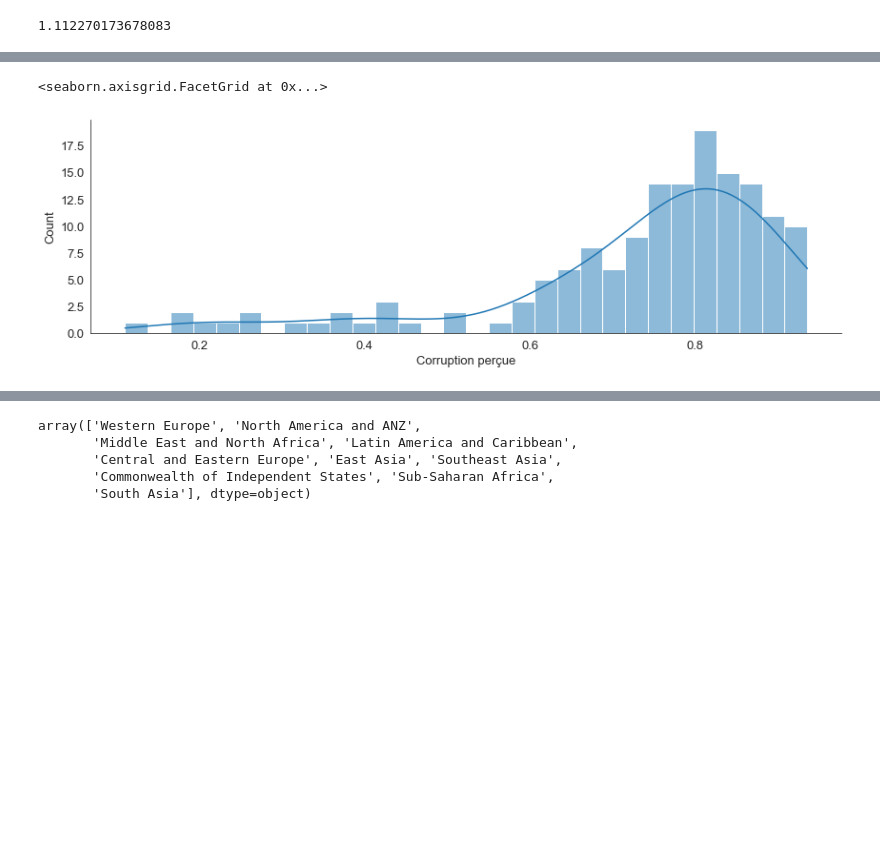
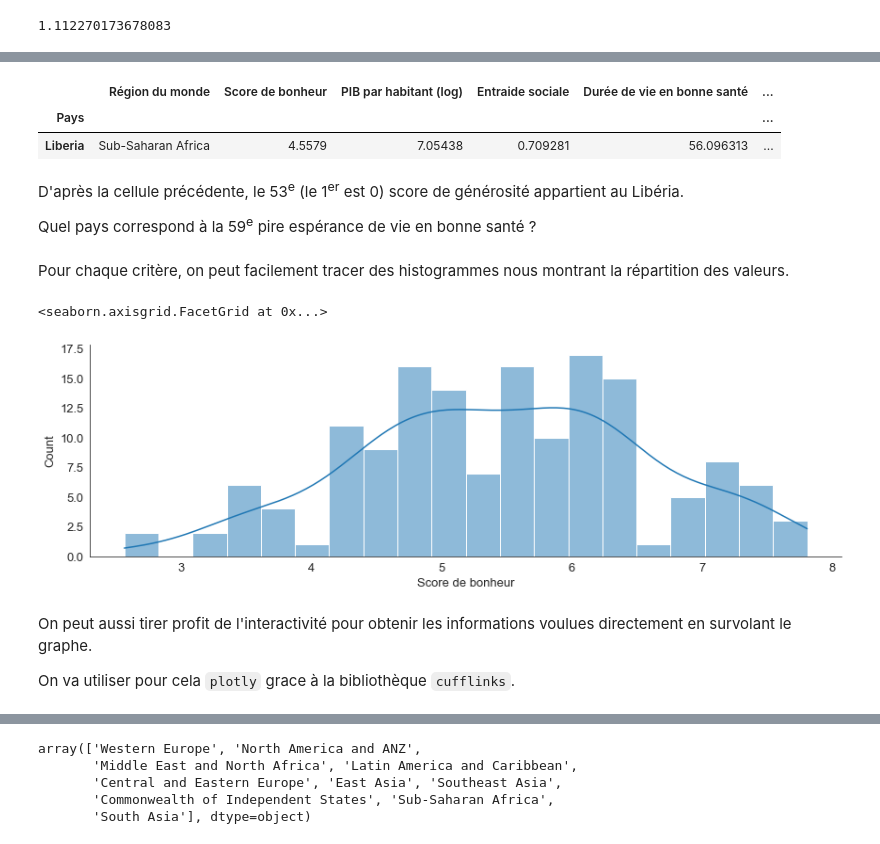
Before and after one commit to Info-TSI-Vieljeux/s1-tp3, a Jupyter notebook: tp3.ipynb, the cells around one changed output, grey strips where cells are left out. Saved outputs shown, nothing was run; the diff lists cells and outputs as text; code cells hidden in the pictures; blank space fills up the shorter version.

```diff
--- a/tp3.ipynb
+++ b/tp3.ipynb
@@ -168,3 +178,13 @@ data_monde.sort_values(by="Corruption perçue",ascending=False).head()
 | Bosnia and Herzegovina | Central and Eastern Europe | 5.6741 | 9.455817 | 0.829204 | 67.808136 | ... |
 | Afghanistan | South Asia | 2.5669 | 7.462861 | 0.470367 | 52.590000 | ... |
 | Kosovo | Central and Eastern Europe | 6.3252 | 9.204430 | 0.820727 | 63.885555 | ... |
+# %%
+data_monde.sort_values(by="Générosité",ascending=False).iloc[[52]]
+# %% [output]
+|  | Région du monde | Score de bonheur | PIB par habitant (log) | Entraide sociale | Durée de vie en bonne santé | ... |
+| Pays |  |  |  |  |  | ... |
+| Liberia | Sub-Saharan Africa | 4.5579 | 7.05438 | 0.709281 | 56.096313 | ... |
+# %% [markdown]
+D'après la cellule précédente, le 53<sup>e</sup> (le 1<sup>er</sup> est 0) score de générosité appartient au Libéria.
+
+Quel pays correspond à la 59<sup>e</sup> pire espérance de vie en bonne santé ?
@@ -171,5 +201,11 @@ data_monde.sort_values(by="Corruption perçue",ascending=False).head()
+# %% [markdown]
+Pour chaque critère, on peut facilement tracer des histogrammes nous montrant la répartition des valeurs.
 # %%
-sns.displot(data_monde, x="Corruption perçue", bins=30,  kde=True, height=4, aspect=3)
+sns.displot(data_monde, x="Score de bonheur", bins=20,  kde=True, height=4, aspect=3)
 # %% [output]
 <seaborn.axisgrid.FacetGrid at 0x...>
-[figure, old version]
+[figure, new version]
+# %% [markdown]
+On peut aussi tirer profit de l'interactivité pour obtenir les informations voulues directement en survolant le graphe.
+
+On va utiliser pour cela `plotly` grace à la bibliothèque `cufflinks`.
```
Also changed, not shown: parts of 61 cells of this notebook.
